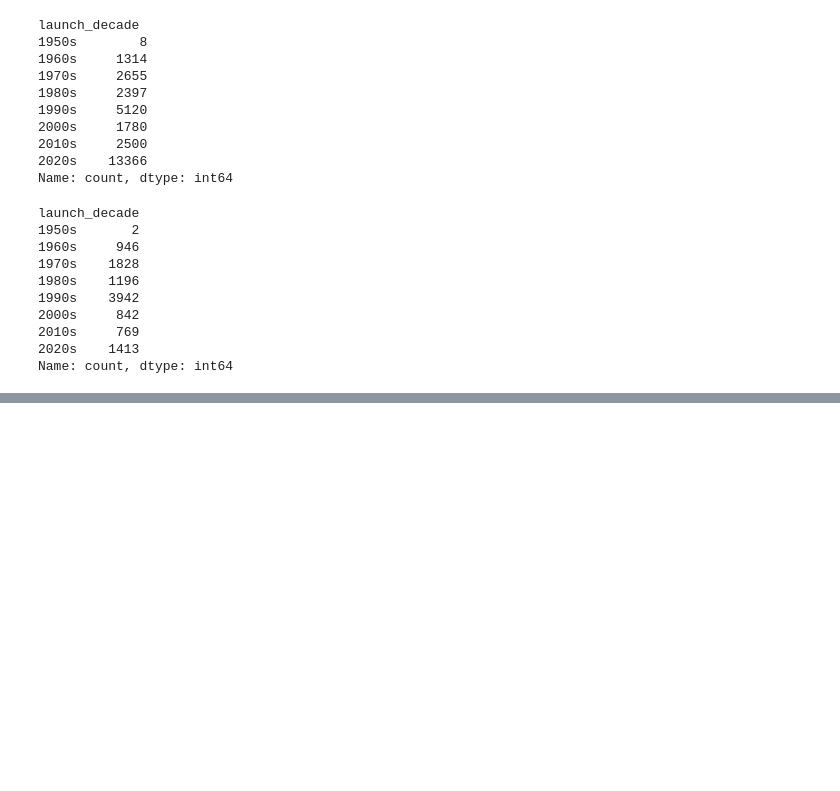
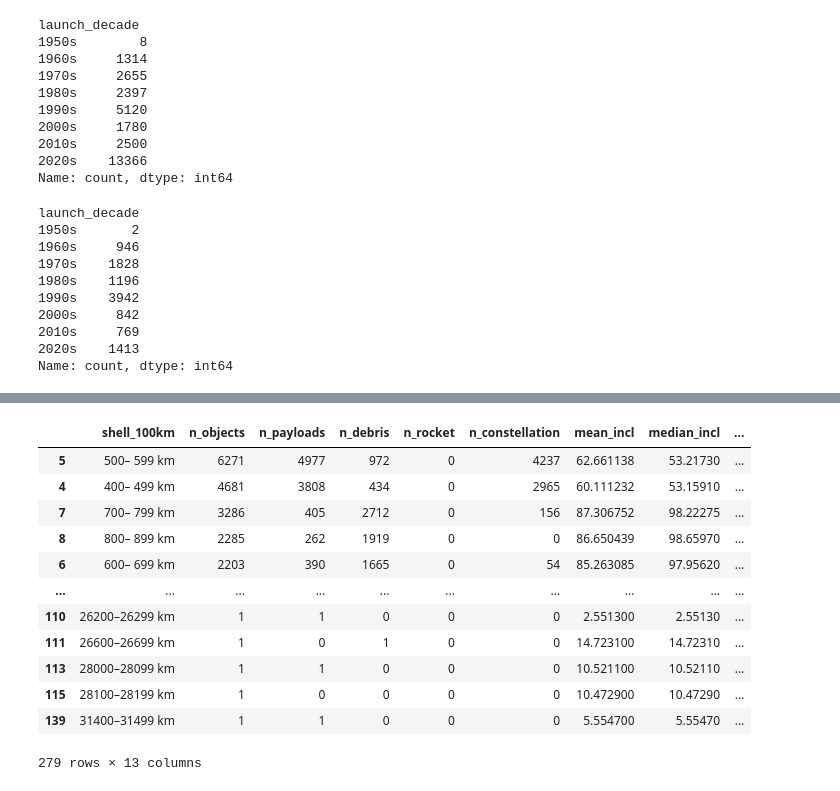
Before and after one commit to dezertdweller/Cosmic-Insights, a Jupyter notebook: notebooks/klg-eda/notebook.ipynb, the cells around one changed output, grey strips where cells are left out. Cells and saved outputs as stored; diff of their text form; code cells hidden in the pictures; blank space fills up the shorter version.

```diff
--- a/notebooks/klg-eda/notebook.ipynb
+++ b/notebooks/klg-eda/notebook.ipynb
@@ -620,0 +876,7 @@ Name: count, dtype: int64
+# %%
+# constellation flags
+name_upper = df_sat["satname"].str.upper().fillna("")
+df_sat["is_starlink"]  = name_upper.str.contains("STARLINK",  na=False)
+df_sat["is_oneweb"]    = name_upper.str.contains("ONEWEB",    na=False)
+df_sat["is_iridium"]   = name_upper.str.contains("IRIDIUM",   na=False)
+df_sat["is_constellation"] = df_sat[["is_starlink","is_oneweb","is_iridium"]].any(axis=1)
@@ -620,0 +909,52 @@ Name: count, dtype: int64
+# %%
+pi = math.pi
+
+# aggregate by 100-km shell
+shell_grp = (df_sat[df_sat["shell_idx_100km"].notna()]
+             .groupby("shell_100km", dropna=False)
+            )
+
+shell_summary = shell_grp.agg(
+    n_objects      = ("satNo", "count"),
+    n_payloads     = ("object_type", lambda s: (s=="Payload").sum()),
+    n_debris       = ("object_type", lambda s: (s=="Debris").sum()),
+    n_rocket       = ("object_type", lambda s: (s=="Rocket Body").sum()),
+    n_constellation= ("is_constellation","sum"),
+    mean_incl      = ("inclination_els","mean"),
+    median_incl    = ("inclination_els","median"),
+    mean_ecc       = ("eccentricity","mean")
+).reset_index()
+
+# debris-to-payload ratio (avoid div-by-zero)
+shell_summary["debris_payload_ratio"] = shell_summary["n_debris"] / shell_summary["n_payloads"].replace({0:np.nan})
+
+# simple circumference-based "linear density" proxy:
+# objects per 100-km shell circumference at shell center altitude
+# NOTE: this is a heuristic for relative congestion, not physics-accurate flux
+def shell_center_from_label(lbl):
+    lo = int(lbl.split("–")[0])
+    hi = int(lbl.split("–")[1].split()[0])
+    return (lo + hi) / 2
+
+shell_summary["shell_center_km"] = shell_summary["shell_100km"].apply(shell_center_from_label)
+shell_summary["orbital_circumference_km"] = 2 * pi * (EARTH_RADIUS + shell_summary["shell_center_km"])
+shell_summary["objects_per_10k_km"] = shell_summary["n_objects"] / (shell_summary["orbital_circumference_km"] / 10_000.0)
+
+# helpful sort for reporting
+shell_summary = shell_summary.sort_values("n_objects", ascending=False)
+# %%
+shell_summary
+# %% [output]
+|  | shell_100km | n_objects | n_payloads | n_debris | n_rocket | n_constellation | mean_incl | median_incl | ... |
+| 5 | 500– 599 km | 6271 | 4977 | 972 | 0 | 4237 | 62.661138 | 53.21730 | ... |
+| 4 | 400– 499 km | 4681 | 3808 | 434 | 0 | 2965 | 60.111232 | 53.15910 | ... |
+| 7 | 700– 799 km | 3286 | 405 | 2712 | 0 | 156 | 87.306752 | 98.22275 | ... |
+| 8 | 800– 899 km | 2285 | 262 | 1919 | 0 | 0 | 86.650439 | 98.65970 | ... |
+| 6 | 600– 699 km | 2203 | 390 | 1665 | 0 | 54 | 85.263085 | 97.95620 | ... |
+| ... | ... | ... | ... | ... | ... | ... | ... | ... | ... |
+| 110 | 26200–26299 km | 1 | 1 | 0 | 0 | 0 | 2.551300 | 2.55130 | ... |
+| 111 | 26600–26699 km | 1 | 0 | 1 | 0 | 0 | 14.723100 | 14.72310 | ... |
+| 113 | 28000–28099 km | 1 | 1 | 0 | 0 | 0 | 10.521100 | 10.52110 | ... |
+| 115 | 28100–28199 km | 1 | 0 | 0 | 0 | 0 | 10.472900 | 10.47290 | ... |
+| 139 | 31400–31499 km | 1 | 1 | 0 | 0 | 0 | 5.554700 | 5.55470 | ... |
+279 rows × 13 columns
```
Also changed, not shown: parts of 61 cells of this notebook.
